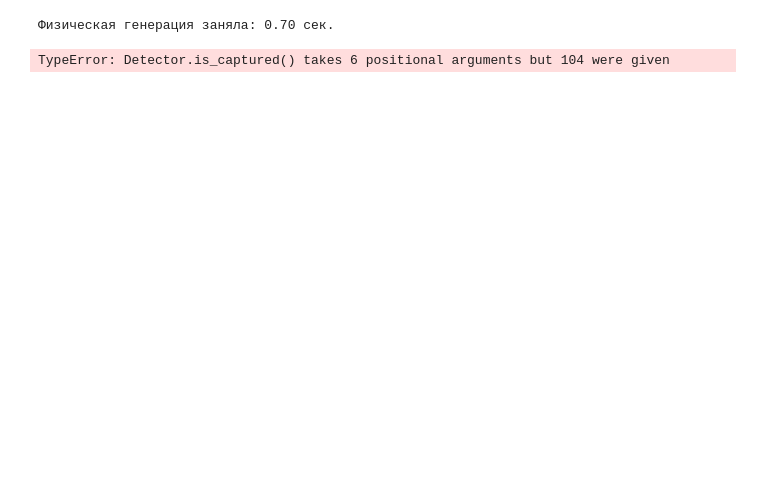
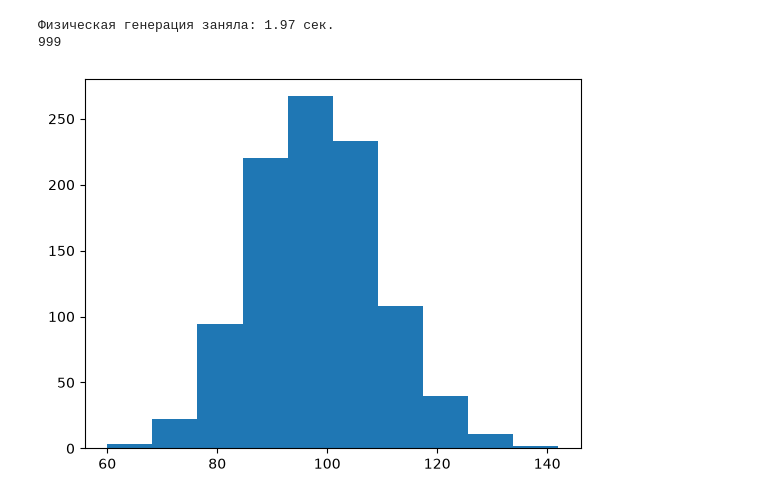
Before and after one commit to Mossssk/Rep1, a Jupyter notebook: DZ2/No6.ipynb, the cells around one changed output. Drawn from its saved outputs; the diff is of its cells as text; code cells hidden in the pictures; blank space fills up the shorter version.

```diff
--- a/DZ2/No6.ipynb
+++ b/DZ2/No6.ipynb
@@ -19,6 +19,7 @@ class Detector:
         self.N = N
         self.r = r
         self.a = a
+        self.attenuation_length = 8 # м
 
         # Чтобы равномерно расположить точки на сфере, сделаем их динамическими частицами с зарядами, которые отталкиваются друг от друга на сфере, и проведем короткую симуляцию. Ничего лучше не придумал
         phi_s = [random.uniform(0.0, 2.0 * math.pi) for _ in range(N-1)]
@@ -121,7 +122,6 @@ class Detector:
                     cosTheta: float,
                     phi: float,
                    ):
-        attenuation_length = 8 # м
         sinTheta = math.sqrt(1.0 - cosTheta**2)
         nx = sinTheta * math.cos(phi)
         ny = sinTheta * math.sin(phi)
@@ -131,7 +131,7 @@ class Detector:
         C = x**2 + y**2 + z**2 - self.R**2
         D = B**2 - 4 * A * C
         root_plus = (-B + math.sqrt(D)) / (2 * A)
-        survival_probability = math.exp(-root_plus / attenuation_length)
+        survival_probability = math.exp(-root_plus / self.attenuation_length)
         if random.uniform(0.0, 1.0) < survival_probability:
             X = x + root_plus * nx
             Y = y + root_plus * ny
@@ -150,44 +150,46 @@ class Source:
                  Y: float
                 ):
         self.Y = Y
+        self.portion = 100
 
     def generate_photon_directions(self,
                                    E: float # в МэВ
                                   ):
-        portion = 100
         l = E * self.Y
         N = np.random.poisson(l)
-        N_full = N // portion
-        N_rest = N % portion
+        N_full = N // self.portion
+        N_rest = N % self.portion
         for _ in range(N_full):
-            phi_s = np.random.uniform(0.0, 2.0 * math.pi, size=portion)
-            cosTheta_s = np.random.uniform(-1.0, 1.0, size=portion)
+            phi_s = np.random.uniform(0.0, 2.0 * math.pi, size=self.portion)
+            cosTheta_s = np.random.uniform(-1.0, 1.0, size=self.portion)
             yield tuple(zip(cosTheta_s, phi_s))
         if N_rest > 0:
             phi_s = np.random.uniform(0.0, 2.0 * math.pi, size=N_rest)
             cosTheta_s = np.random.uniform(-1.0, 1.0, size=N_rest)
             yield tuple(zip(cosTheta_s, phi_s))
 
 Det1 = Detector(2, 40, 0.1, 0.5)
 Source1 = Source(1e4)
 Source_coordinate = (0.0, 0.0, 0.0)
-N_events = 1
+N_events = 1000
 
 def experiment(E):
     Qs = []
     for i in range(N_events):
         photon_directions_generator = Source1.generate_photon_directions(E)
         Q = 0
-        for d in photon_directions_generator:
-            if Det1.is_captured(*Source_coordinate, *d):
-                Q += Det1.number_of_photoelectrons()
+        for ds in photon_directions_generator:
+            for d in ds:
+                if Det1.is_captured(*Source_coordinate, *d):
+                    Q += Det1.number_of_photoelectrons()
         Qs.append(Q)
-    # mp.hist(Qs)
-    # mp.show()
-    print(Qs)
+        print(f"\r{i}", end="")
+    mp.hist(Qs)
+    mp.show()
 
 experiment(1)
 # %% [output]
 [interactive output not drawn]
-Физическая генерация заняла: 0.70 сек.
+Физическая генерация заняла: 1.97 сек.
+999
-TypeError: Detector.is_captured() takes 6 positional arguments but 104 were given
+[figure, added]
```
Also changed, not shown: parts of 8 cells of this notebook.
